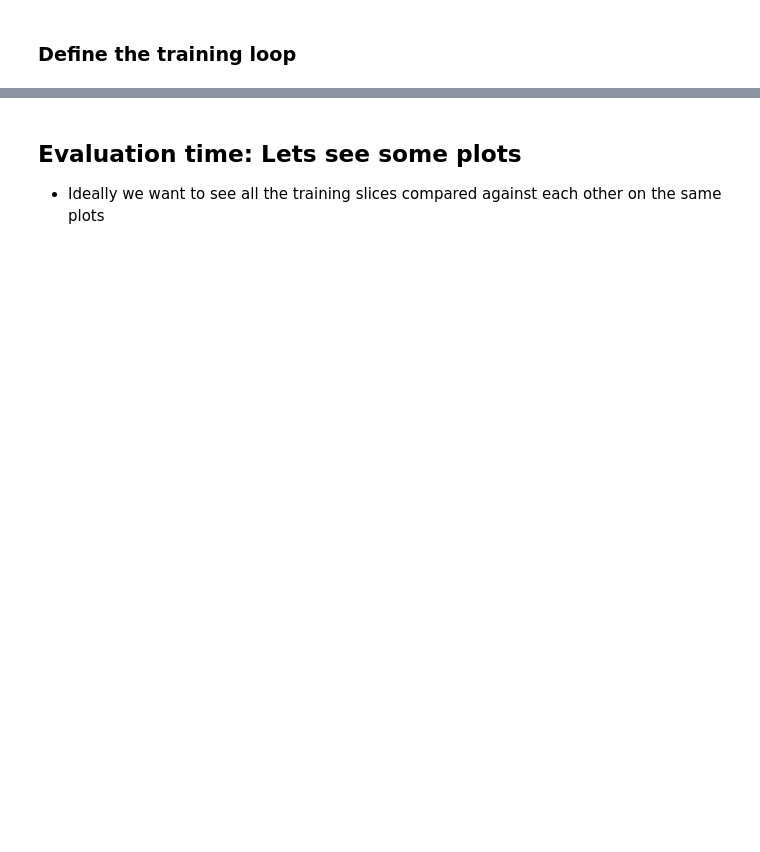
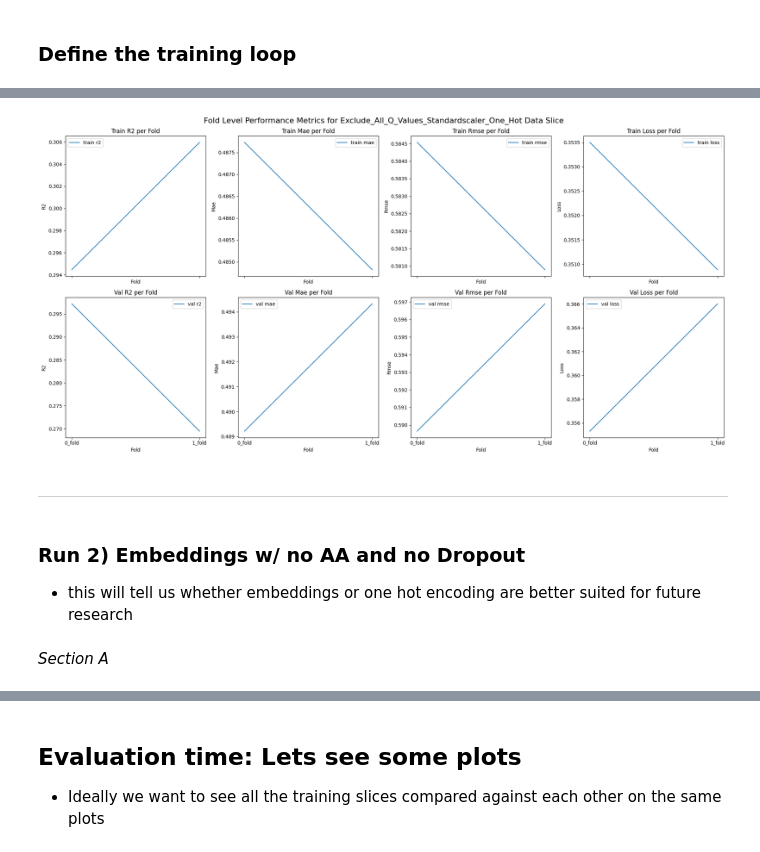
Before and after one commit to eitanzeev/-_bio_challenge, a Jupyter notebook: a_alpha_data_exploration.ipynb, the cells around one changed output, grey strips where cells are left out. Saved outputs shown, nothing was run; the diff lists cells and outputs as text; code cells hidden in the pictures; blank space fills up the shorter version.

```diff
--- a/a_alpha_data_exploration.ipynb
+++ b/a_alpha_data_exploration.ipynb
@@ -1381,0 +952,11 @@ Batch structure is correct: (seqs, features, labels)
+# %%
+CreatePlots.fold_level_performance(avg_score_per_fold = avg_score_per_fold)
+# %% [output]
+[figure, added]
+# %% [markdown]
+****
+# %% [markdown]
+### Run 2)  Embeddings w/ no AA and no Dropout
+- this will tell us whether embeddings or one hot encoding are better suited for future research
+# %% [markdown]
+*Section A*
```
Also changed, not shown: parts of 90 cells of this notebook, 2 other files.
